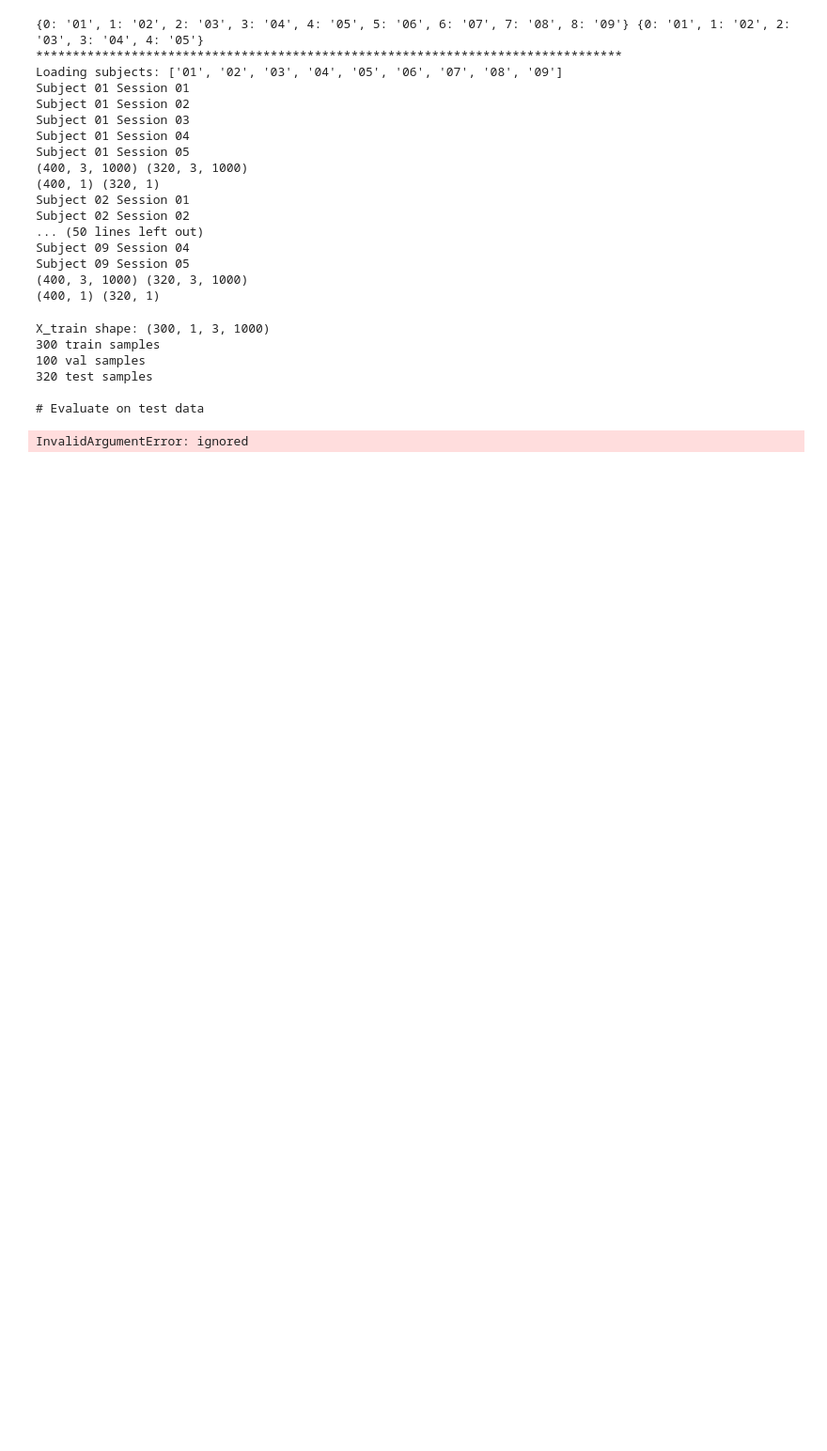
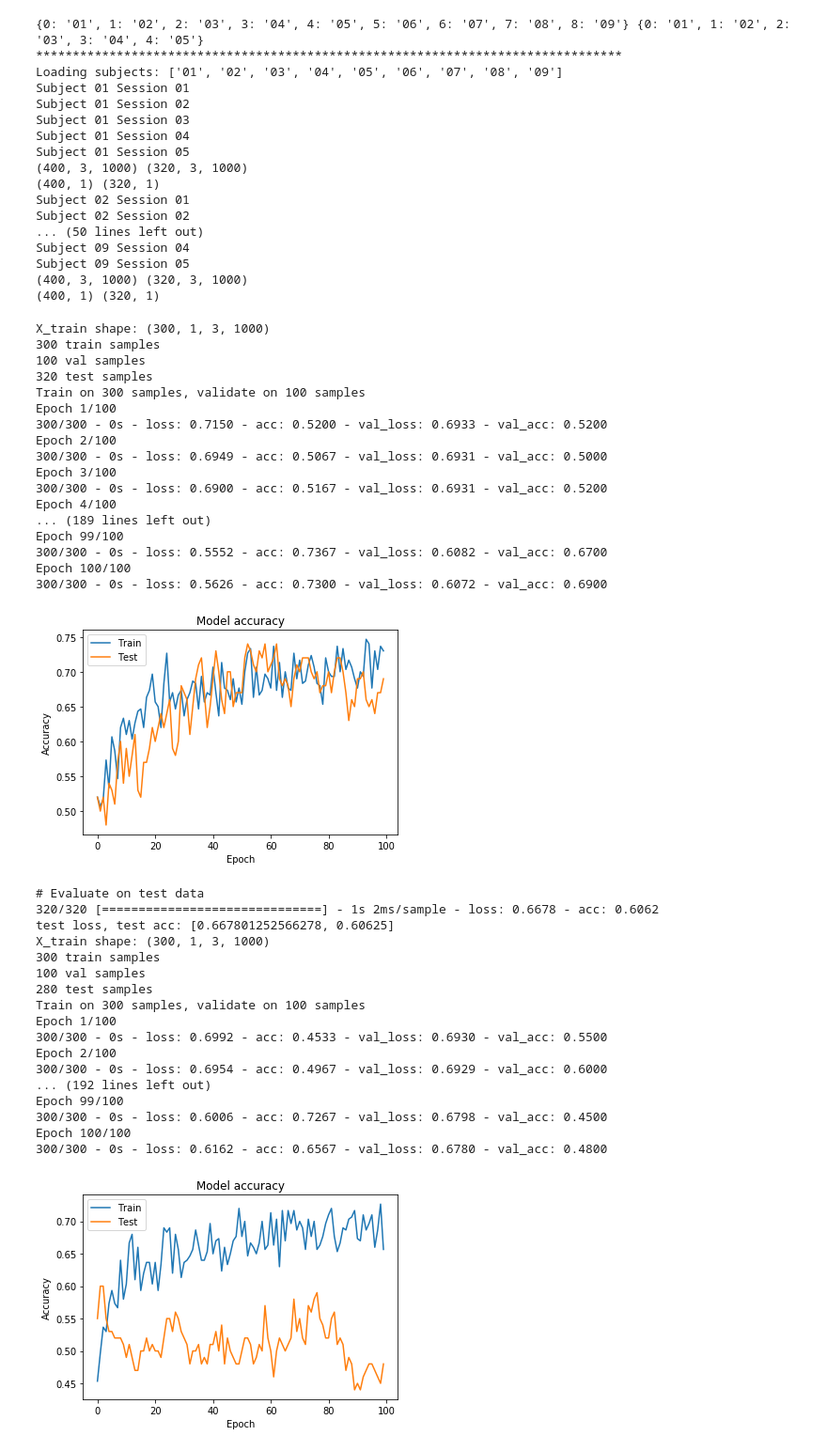
Before and after one commit to saugatbh/EEG_NSL, a Jupyter notebook: Performance_DatasetIIb.ipynb, the cells around one changed output. Shown at 94% size. Saved outputs shown, nothing was run; the diff lists cells and outputs as text; code cells hidden in the pictures; blank space fills up the shorter version.

Commit message:
The code is ready. Need to optimize the results.

```diff
--- a/Performance_DatasetIIb.ipynb
+++ b/Performance_DatasetIIb.ipynb
@@ -55,7 +65,7 @@ people = 9  # Change the number of subjects to work on
 class_id = [1, 2]  # Class information
 no_of_sessions = 5
 samplerate = 250
-bands = [4, 40]
+bands = [8, 24]
 order = 4
 no_electrodes = 3
 epoch_length = 1000
@@ -126,6 +136,11 @@ Subject 09 Session 05
 (400, 3, 1000) (320, 3, 1000)
 (400, 1) (320, 1)
 # %%
+from numpy import zeros
+K.clear_session()
+cols = 2
+rows = 9
+acc_all = zeros([rows, cols])
 for s, sub in enumerate(subjects.values()):
   # split data of each subject in training and validation
   X_train      = np.asarray(train_data[s])[0:300,:,:]
@@ -166,48 +181,79 @@ for s, sub in enumerate(subjects.values()):
   numParams    = model.count_params()
 
   # set a valid path for your system to record model checkpoints
   checkpointer = ModelCheckpoint(filepath='/tmp/checkpoint.h5', verbose=1,
                                  save_best_only=True)
 
   # the syntax is {class_1:weight_1, class_2:weight_2,...}. Here just setting
   # the weights all to be 1
   class_weights = {0:1, 1:1, 2:1, 3:1}
 
   ################################################################################
   # fit the model. Due to very small sample sizes this can get
   # pretty noisy run-to-run, but most runs should be comparable to xDAWN +
   # Riemannian geometry classification (below)
   ################################################################################
-  # history = model.fit(X_train, Y_train, batch_size = 16, epochs = 100,
-  #                     verbose = 2, validation_data=(X_val, Y_val),
-  #                      class_weight = class_weights) #callbacks=[checkpointer],
+  history = model.fit(X_train, Y_train, batch_size = 32, epochs = 100,
+                      verbose = 2, validation_data=(X_val, Y_val),
+                       class_weight = class_weights) #callbacks=[checkpointer],
 
-  # # Plot training & validation accuracy values
-  # plt.plot(history.history['acc'])
-  # plt.plot(history.history['val_acc'])
-  # plt.title('Model accuracy')
-  # plt.ylabel('Accuracy')
-  # plt.xlabel('Epoch')
-  # plt.legend(['Train', 'Test'], loc='upper left')
-  # plt.show()
-  # figName = 'Accuracy_A0' + str(x) + '.png'
-  # plt.savefig(figName)
+  # Plot training & validation accuracy values
+  plt.plot(history.history['acc'])
+  plt.plot(history.history['val_acc'])
+  plt.title('Model accuracy')
+  plt.ylabel('Accuracy')
+  plt.xlabel('Epoch')
+  plt.legend(['Train', 'Test'], loc='upper left')
+  plt.show()
+  figName = 'Accuracy_B' + sub + '.png'
+  plt.savefig(figName)
 
   print('\n# Evaluate on test data')
   results = model.evaluate(X_test, Y_test, batch_size=1)
   print('test loss, test acc:', results)
 
-  acc_all[x - 1, 0] = results[0]
-  acc_all[x - 1, 1] = results[1]
+  acc_all[s - 1, 0] = results[0]
+  acc_all[s - 1, 1] = results[1]
 
   from keras import backend as K
   # Do some code, e.g. train and save model
   K.clear_session()
+
+print(acc_all)
 # %% [output]
 X_train shape: (300, 1, 3, 1000)
 300 train samples
 100 val samples
 320 test samples
-
-# Evaluate on test data
+Train on 300 samples, validate on 100 samples
+Epoch 1/100
+300/300 - 0s - loss: 0.7150 - acc: 0.5200 - val_loss: 0.6933 - val_acc: 0.5200
+Epoch 2/100
+300/300 - 0s - loss: 0.6949 - acc: 0.5067 - val_loss: 0.6931 - val_acc: 0.5000
+Epoch 3/100
+300/300 - 0s - loss: 0.6900 - acc: 0.5167 - val_loss: 0.6931 - val_acc: 0.5200
+Epoch 4/100
+... (189 lines left out)
+Epoch 99/100
+300/300 - 0s - loss: 0.5552 - acc: 0.7367 - val_loss: 0.6082 - val_acc: 0.6700
+Epoch 100/100
+300/300 - 0s - loss: 0.5626 - acc: 0.7300 - val_loss: 0.6072 - val_acc: 0.6900
+[figure, added]
-InvalidArgumentError: ignored
+# Evaluate on test data
+320/320 [==============================] - 1s 2ms/sample - loss: 0.6678 - acc: 0.6062
+test loss, test acc: [0.667801252566278, 0.60625]
+X_train shape: (300, 1, 3, 1000)
+300 train samples
+100 val samples
+280 test samples
+Train on 300 samples, validate on 100 samples
+Epoch 1/100
+300/300 - 0s - loss: 0.6992 - acc: 0.4533 - val_loss: 0.6930 - val_acc: 0.5500
+Epoch 2/100
+300/300 - 0s - loss: 0.6954 - acc: 0.4967 - val_loss: 0.6929 - val_acc: 0.6000
+... (192 lines left out)
+Epoch 99/100
+300/300 - 0s - loss: 0.6006 - acc: 0.7267 - val_loss: 0.6798 - val_acc: 0.4500
+Epoch 100/100
+300/300 - 0s - loss: 0.6162 - acc: 0.6567 - val_loss: 0.6780 - val_acc: 0.4800
+[figure, added]
```
Also changed, not shown: parts of 6 cells of this notebook.
